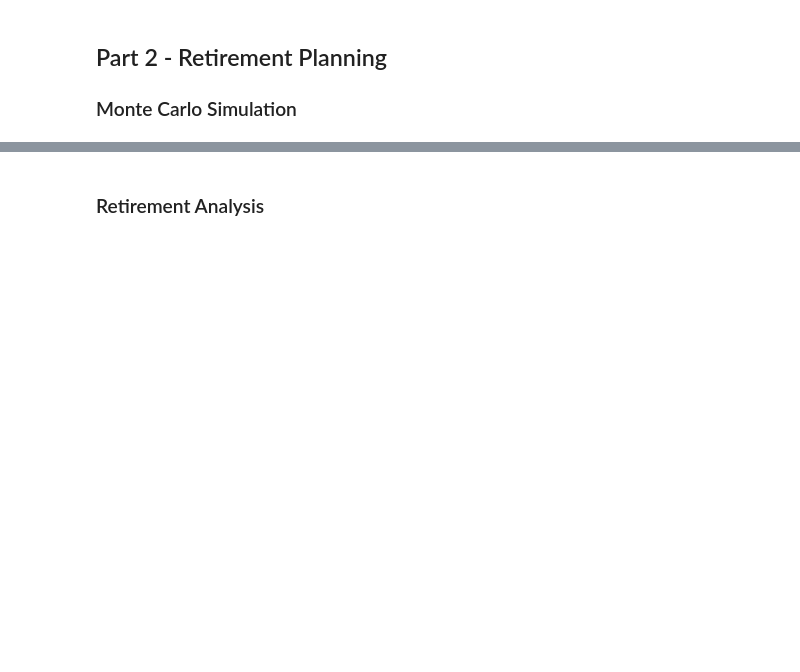
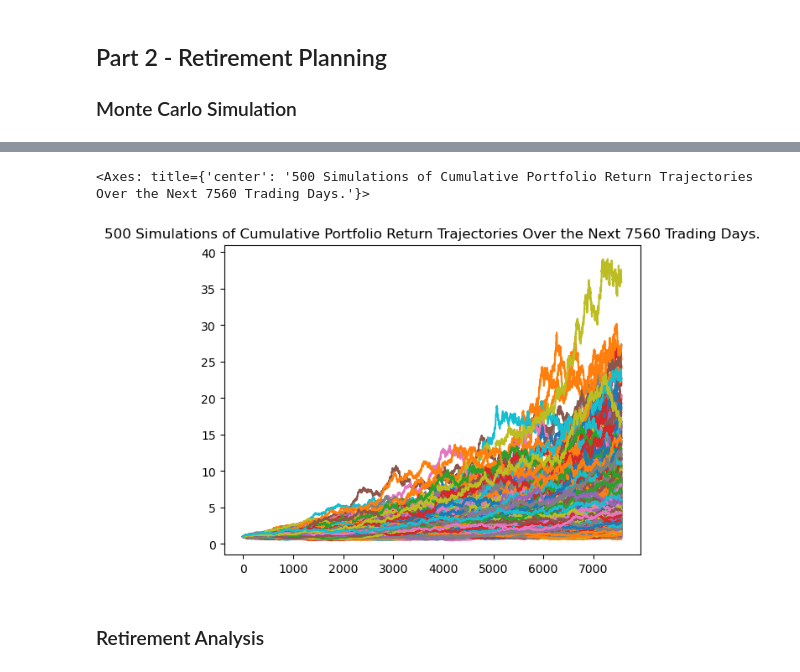
Before and after one commit to terabyte79/APIs_homework, a Jupyter notebook: financial_planner.ipynb, the cells around one changed output, grey strips where cells are left out. Cells and saved outputs as stored; diff of their text form; code cells hidden in the pictures; blank space fills up the shorter version.

Commit message:
completed montecarlo simulation and plotted outcome

```diff
--- a/financial_planner.ipynb
+++ b/financial_planner.ipynb
@@ -228,5 +250,5 @@ emergency_fund = monthly_income * 3
 # %%
 # Set start and end dates of five years back from today.
 # Sample results may vary from the solution based on the time frame chosen
-start_date = pd.Timestamp('2016-05-01', tz='America/New_York').isoformat()
-end_date = pd.Timestamp('2021-05-01', tz='America/New_York').isoformat()
+start_date = pd.Timestamp('2018-06-17', tz='America/New_York').isoformat()
+end_date = pd.Timestamp('2023-06-17', tz='America/New_York').isoformat()
@@ -246,0 +255,10 @@ df_stock_data.head()
+# %%
+# Get 5 years' worth of historical data for SPY and AGG
+sim_portfolio = alpaca.get_bars(
+    tickers,
+    timeframe,
+    start = start_date,
+    end = end_date
+).df
+
+sim_portfolio.head(5)
@@ -246,0 +273,14 @@ df_stock_data.head()
+# %%
+# Reorganize the DataFrame
+# Separate ticker data
+
+agg = sim_portfolio[sim_portfolio['symbol']=='AGG'].drop('symbol', axis=1)
+spy = sim_portfolio[sim_portfolio['symbol']=='SPY'].drop('symbol', axis=1)
+
+
+
+# Concatenate the ticker DataFrames
+df_stock_data =  pd.concat([agg,spy],axis=1, keys=["AGG","SPY"])
+
+# Display sample data
+df_stock_data.head()
@@ -246,0 +296,8 @@ df_stock_data.head()
+# %%
+# Configuring a Monte Carlo simulation to forecast 30 years cumulative returns
+MC_thirtyyear = MCSimulation(
+    portfolio_data = df_stock_data,
+    weights = [.40,.60],
+    num_simulation = 500,
+    num_trading_days = 252*30
+)
@@ -256,6 +350,9 @@ df_stock_data.head()
 # %%
 # Plot simulation outcomes
-# YOUR CODE HERE!
+MC_thirtyyear.plot_simulation()
+# %% [output]
+<Axes: title={'center': '500 Simulations of Cumulative Portfolio Return Trajectories Over the Next 7560 Trading Days.'}>
+[figure, added]
 # %%
 # Plot probability distribution and confidence intervals
 # YOUR CODE HERE!
```
Also changed, not shown: parts of 18 cells of this notebook, 2 other files.
